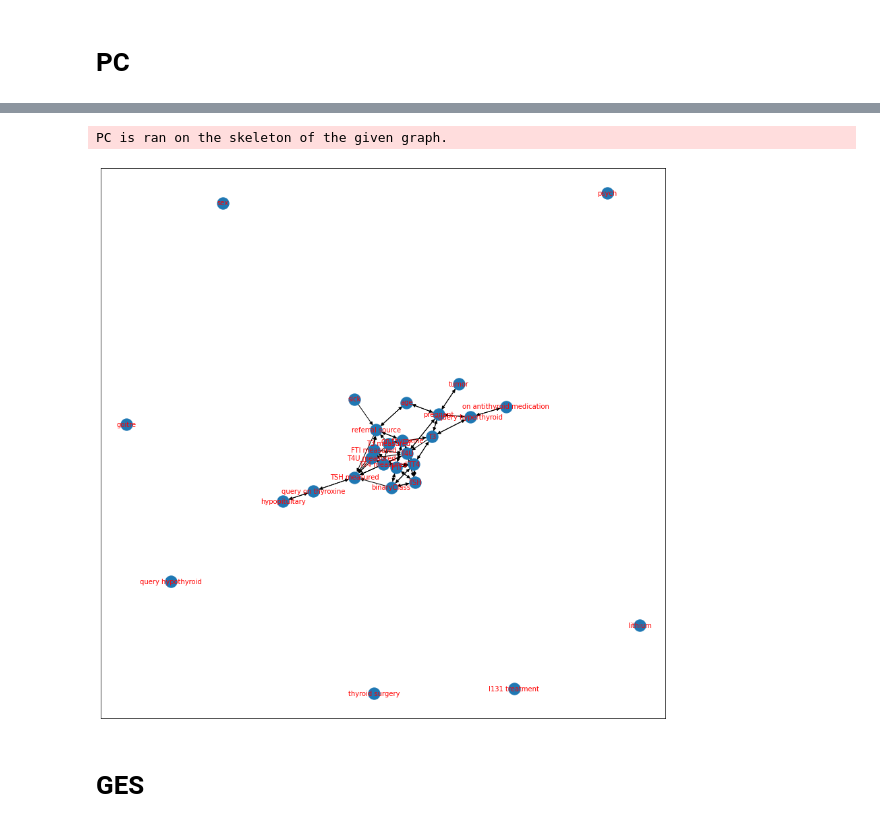
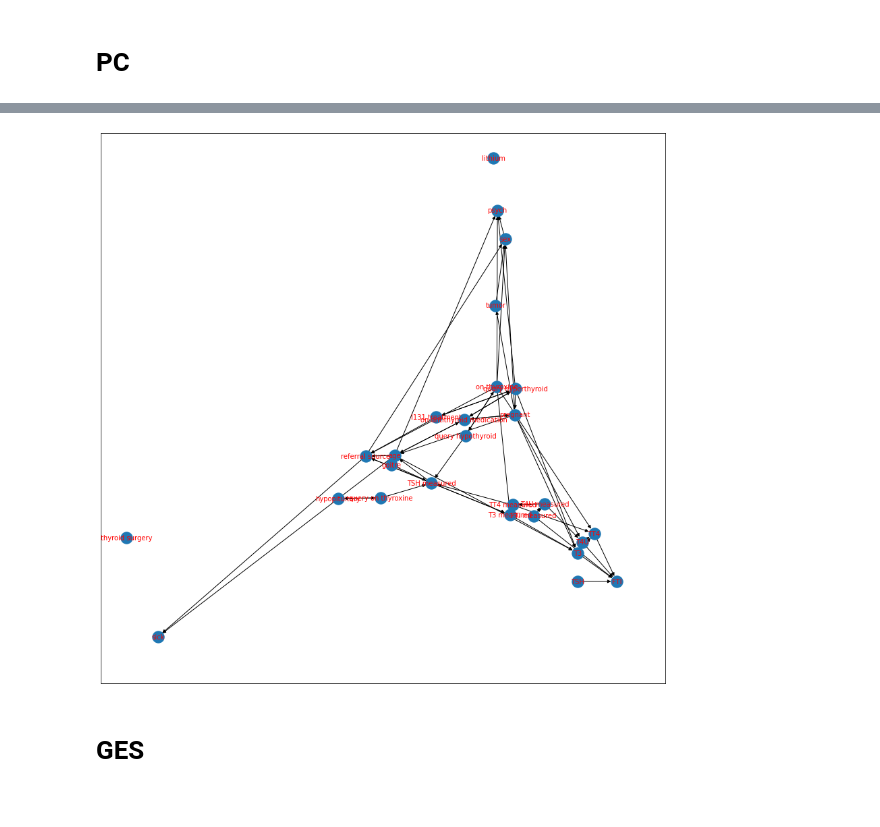
Before and after one commit to Gio99c/Causal-Discovery-Algorithms-on-Medical-Data, a Jupyter notebook: causal_discovery.ipynb, the cells around one changed output, grey strips where cells are left out. Drawn from its saved outputs; the diff is of its cells as text; code cells hidden in the pictures.

```diff
--- a/causal_discovery.ipynb
+++ b/causal_discovery.ipynb
@@ -96,6 +97,8 @@ thyroid_df.replace({'?': 0.}, inplace=True)
 # %%
 # There are no measurements for TBG, can be dropped
 thyroid_df.drop(columns=["TBG", "TBG measured"], inplace=True)
+
+target_t = thyroid_df.pop('binaryClass').to_numpy().astype(int)
 # %%
 scaler = StandardScaler()
 thyroid_df = pd.DataFrame(scaler.fit_transform(thyroid_df.to_numpy()), columns=thyroid_df.columns)
@@ -156,13 +158,12 @@ PC is ran on the skeleton of the given graph.
 # %%
 model_pc = cdt.causality.graph.PC()
-graph_pc = model_pc.predict(thyroid_df, skeleton_t)
+graph_pc = model_pc.predict(thyroid_df)
 
 # visualize network
 fig=plt.figure(figsize=(15,15))
 nx.draw_networkx(graph_pc, font_size=10, font_color='r')
 # %% [output]
-PC is ran on the skeleton of the given graph.
-[figure, old version]
+[figure, new version]
 # %% [markdown]
 # GES
 # %%
```
Also changed, not shown: parts of 7 cells of this notebook.
